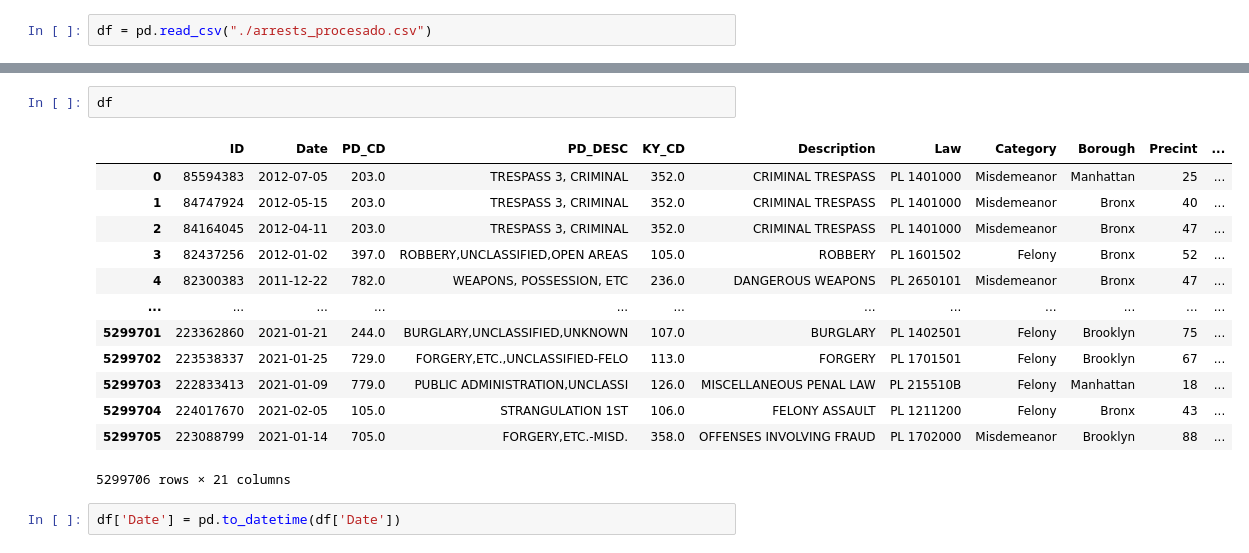
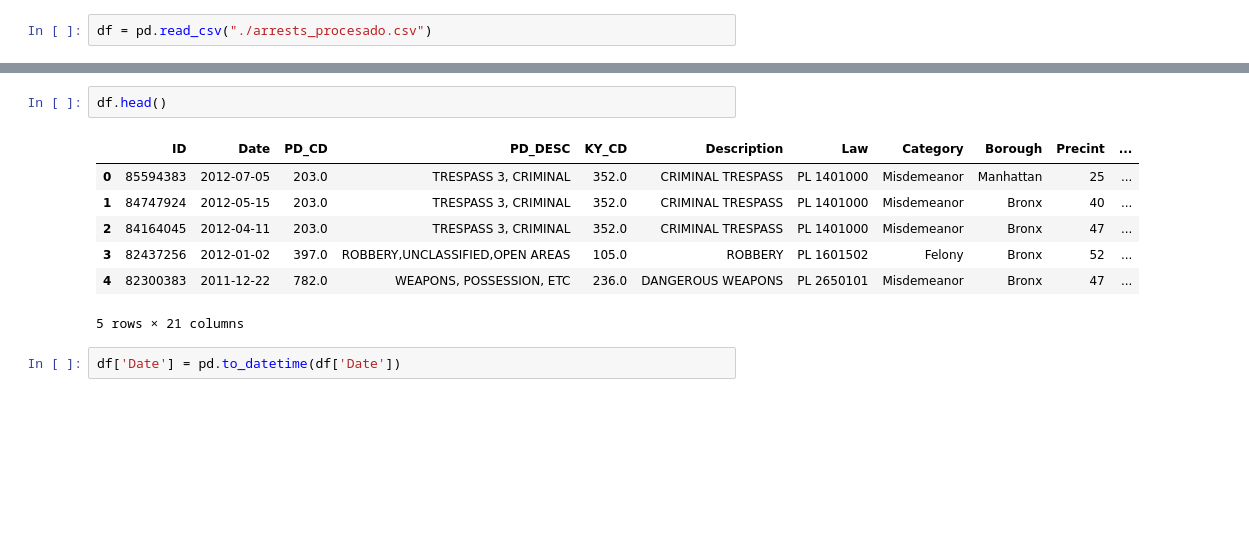
Before and after one commit to matiascapurroriver/predictivoAvanzado, a Jupyter notebook: deep_learning.ipynb, the cells around one changed output, grey strips where cells are left out. Drawn from its saved outputs; the diff is of its cells as text; blank space fills up the shorter version.

```diff
--- a/deep_learning.ipynb
+++ b/deep_learning.ipynb
@@ -40,21 +24,15 @@ Data columns (total 21 columns):
 dtypes: float64(6), int64(2), object(13)
 memory usage: 849.1+ MB
 # %%
-df
+df.head()
 # %% [output]
 |  | ID | Date | PD_CD | PD_DESC | KY_CD | Description | Law | Category | Borough | Precint | ... |
 | 0 | 85594383 | 2012-07-05 | 203.0 | TRESPASS 3, CRIMINAL | 352.0 | CRIMINAL TRESPASS | PL 1401000 | Misdemeanor | Manhattan | 25 | ... |
 | 1 | 84747924 | 2012-05-15 | 203.0 | TRESPASS 3, CRIMINAL | 352.0 | CRIMINAL TRESPASS | PL 1401000 | Misdemeanor | Bronx | 40 | ... |
 | 2 | 84164045 | 2012-04-11 | 203.0 | TRESPASS 3, CRIMINAL | 352.0 | CRIMINAL TRESPASS | PL 1401000 | Misdemeanor | Bronx | 47 | ... |
 | 3 | 82437256 | 2012-01-02 | 397.0 | ROBBERY,UNCLASSIFIED,OPEN AREAS | 105.0 | ROBBERY | PL 1601502 | Felony | Bronx | 52 | ... |
 | 4 | 82300383 | 2011-12-22 | 782.0 | WEAPONS, POSSESSION, ETC | 236.0 | DANGEROUS WEAPONS | PL 2650101 | Misdemeanor | Bronx | 47 | ... |
-| ... | ... | ... | ... | ... | ... | ... | ... | ... | ... | ... | ... |
-| 5299701 | 223362860 | 2021-01-21 | 244.0 | BURGLARY,UNCLASSIFIED,UNKNOWN | 107.0 | BURGLARY | PL 1402501 | Felony | Brooklyn | 75 | ... |
-| 5299702 | 223538337 | 2021-01-25 | 729.0 | FORGERY,ETC.,UNCLASSIFIED-FELO | 113.0 | FORGERY | PL 1701501 | Felony | Brooklyn | 67 | ... |
-| 5299703 | 222833413 | 2021-01-09 | 779.0 | PUBLIC ADMINISTRATION,UNCLASSI | 126.0 | MISCELLANEOUS PENAL LAW | PL 215510B | Felony | Manhattan | 18 | ... |
-| 5299704 | 224017670 | 2021-02-05 | 105.0 | STRANGULATION 1ST | 106.0 | FELONY ASSAULT | PL 1211200 | Felony | Bronx | 43 | ... |
-| 5299705 | 223088799 | 2021-01-14 | 705.0 | FORGERY,ETC.-MISD. | 358.0 | OFFENSES INVOLVING FRAUD | PL 1702000 | Misdemeanor | Brooklyn | 88 | ... |
-5299706 rows × 21 columns
+5 rows × 21 columns
 # %%
 df['Date'] = pd.to_datetime(df['Date'])
 # %%
```
Also changed, not shown: parts of 9 cells of this notebook, 1 other file.
